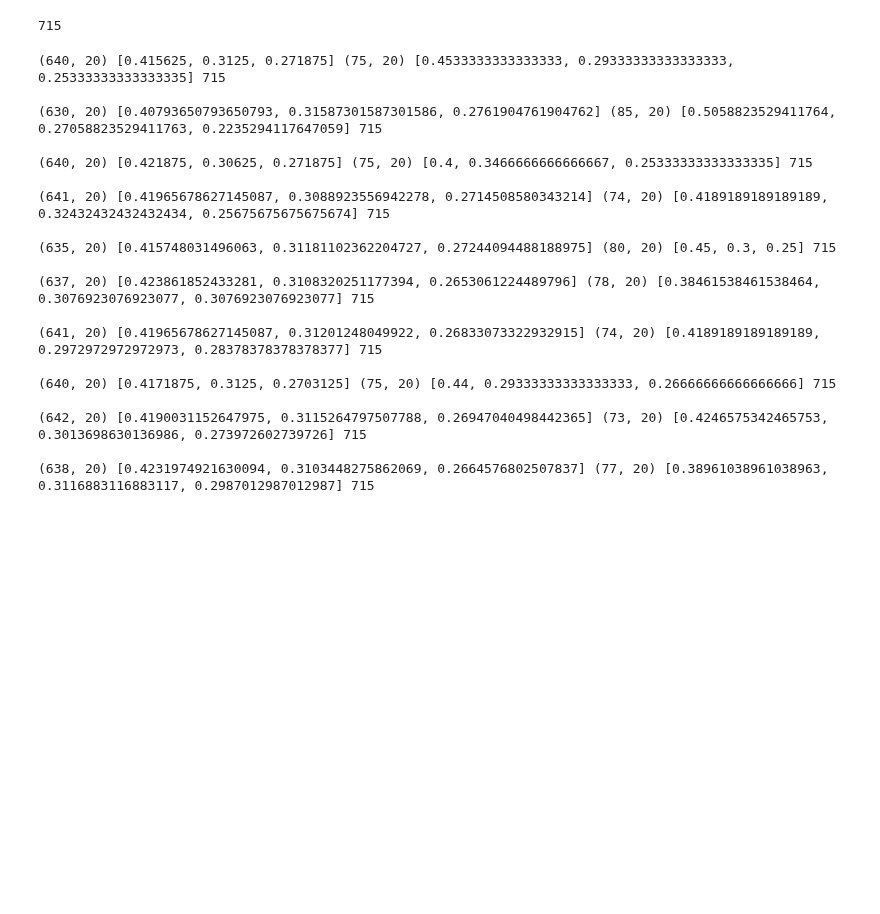
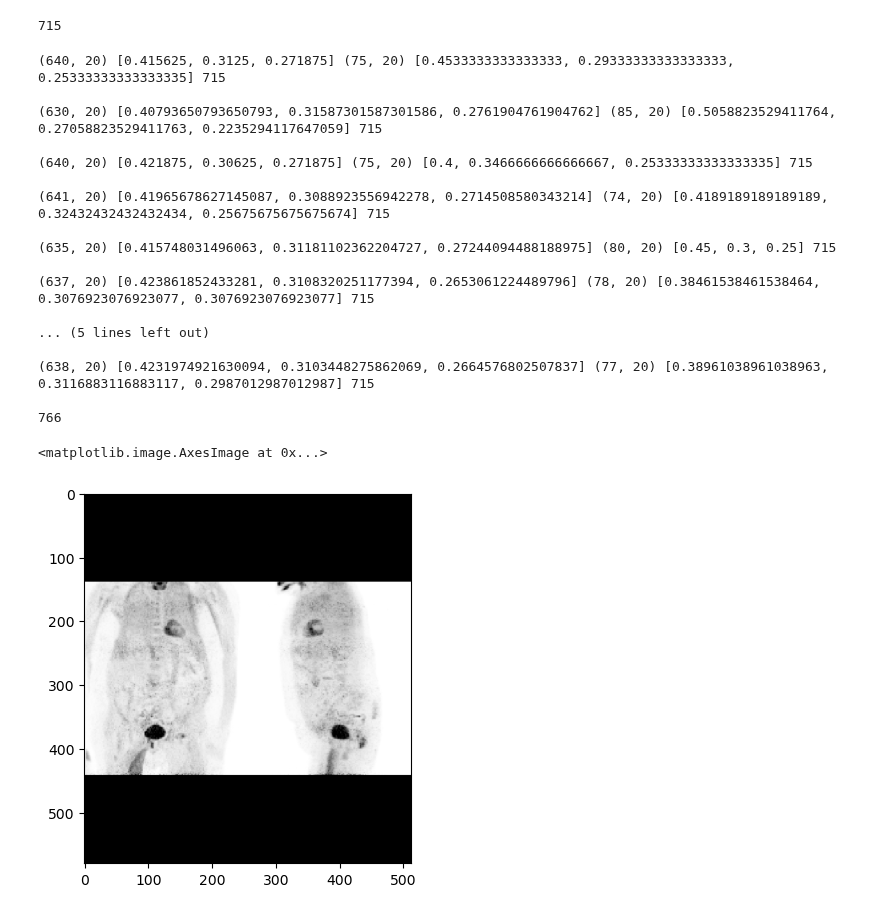
Before and after one commit to NickosKal/UCAN-PET-CT-image-data-handling-pipeline, a Jupyter notebook: Archive/Task4/evaluate_models_old.ipynb, the cells around one changed output. Cells and saved outputs as stored; diff of their text form; code cells hidden in the pictures; blank space fills up the shorter version.

```diff
--- a/Archive/Task4/evaluate_models_old.ipynb
+++ b/Archive/Task4/evaluate_models_old.ipynb
@@ -465,7 +503,7 @@ df_clean.GT_diagnosis_label.value_counts().sum()
 k_fold=10
 df_list=[ df_clean[df_clean['GT_diagnosis_label']==x].reset_index(drop=True) for x in range(3) ]
 factor_list= [round(x.shape[0]/k_fold) for x in df_list]
-
+sum = 0
 for k in range(10):
 
     if k == (k_fold - 1):
@@ -482,10 +520,12 @@ for k in range(10):
 
     df_train = df_clean[~df_clean.patient_ID.isin(patients_for_val)].reset_index(drop=True)
 
+    sum+=df_val.shape[0]
     print(df_train.shape, (df_train.GT_diagnosis_label.value_counts()/len(df_train)).to_list(), end=' ')
     print(df_val.shape, (df_val.GT_diagnosis_label.value_counts()/len(df_val)).to_list(), end=' ')
     print(df_train.shape[0]+df_val.shape[0], end=' ')
     print('\n')
+print(sum)
 # %% [output]
 (640, 20) [0.415625, 0.3125, 0.271875] (75, 20) [0.4533333333333333, 0.29333333333333333, 0.25333333333333335] 715
 
@@ -499,10 +539,15 @@ for k in range(10):
 
 (637, 20) [0.423861852433281, 0.3108320251177394, 0.2653061224489796] (78, 20) [0.38461538461538464, 0.3076923076923077, 0.3076923076923077] 715
 
-(641, 20) [0.41965678627145087, 0.31201248049922, 0.26833073322932915] (74, 20) [0.4189189189189189, 0.2972972972972973, 0.28378378378378377] 715
-
-(640, 20) [0.4171875, 0.3125, 0.2703125] (75, 20) [0.44, 0.29333333333333333, 0.26666666666666666] 715
-
-(642, 20) [0.4190031152647975, 0.3115264797507788, 0.26947040498442365] (73, 20) [0.4246575342465753, 0.3013698630136986, 0.273972602739726] 715
+... (5 lines left out)
 
 (638, 20) [0.4231974921630094, 0.3103448275862069, 0.2664576802507837] (77, 20) [0.38961038961038963, 0.3116883116883117, 0.2987012987012987] 715
+
+766
+# %%
+suvmip = np.load('/home/ashish/Ashish/UCAN/collages/reshaped_collages/npr100222372477/20171207/SUV_MIP.npy')
+# %%
+plt.imshow(suvmip, cmap='gray')
+# %% [output]
+<matplotlib.image.AxesImage at 0x...>
+[figure, added]
```
Also changed, not shown: parts of 3 cells of this notebook, 4 other files.
